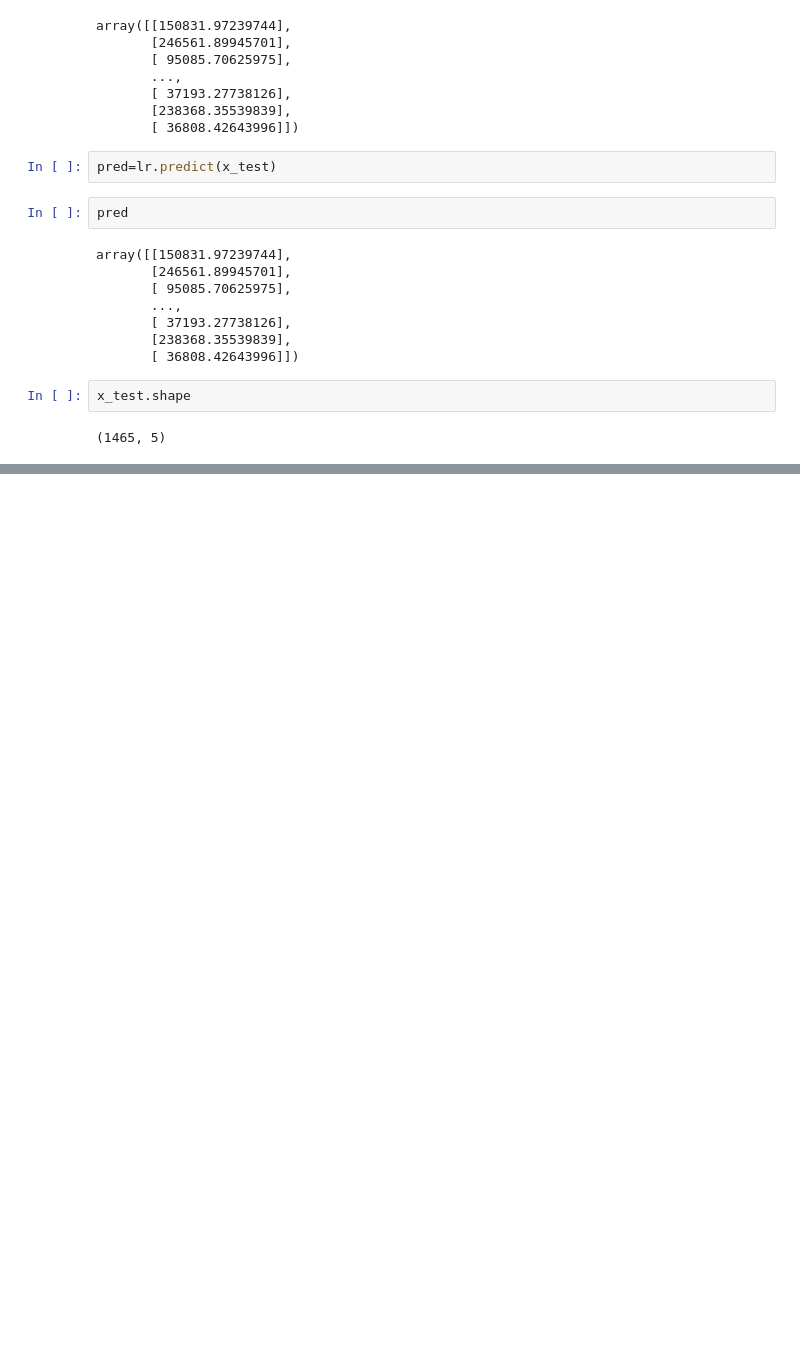
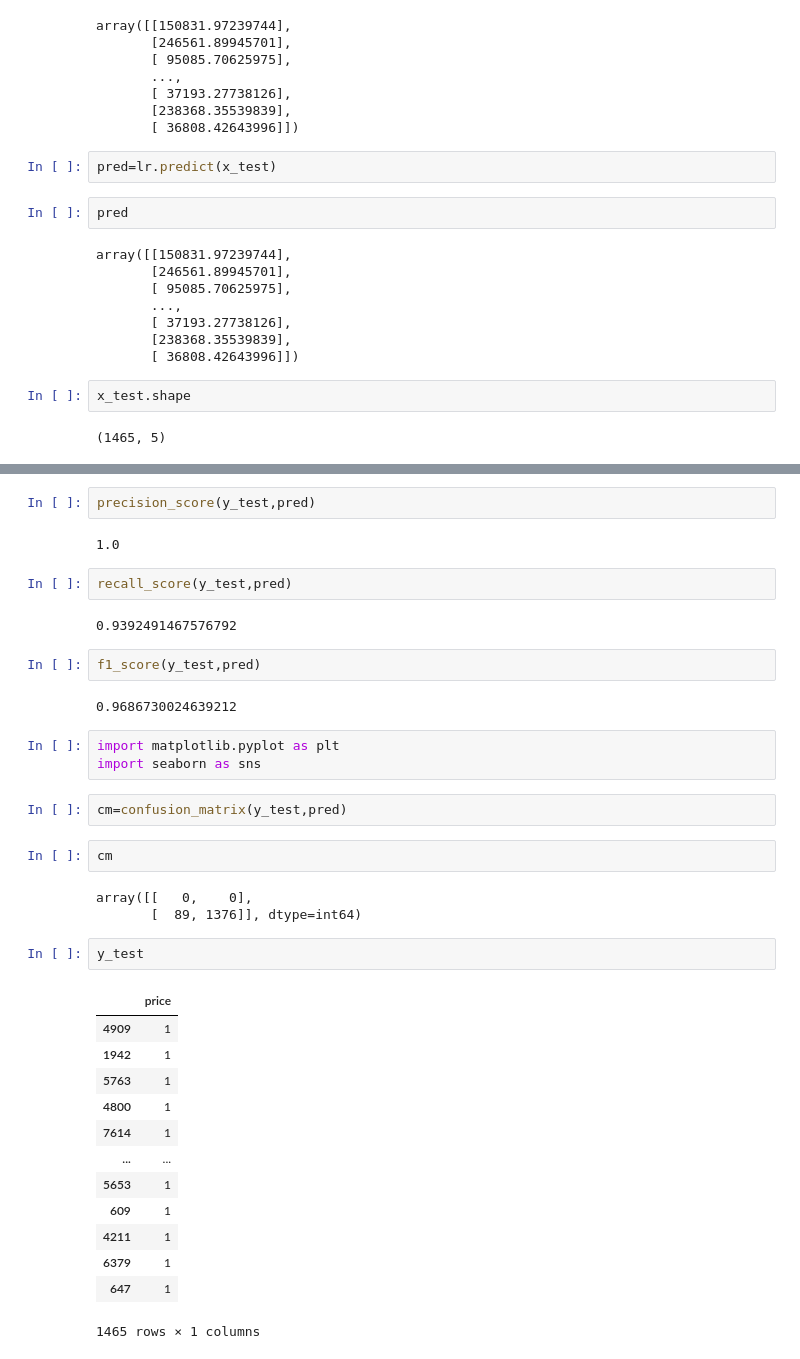
Before and after one commit to Chickhu/arya-college-crt, a Jupyter notebook: basic.ipynb, the cells around one changed output, grey strips where cells are left out. Cells and saved outputs as stored; diff of their text form; blank space fills up the shorter version.

```diff
--- a/basic.ipynb
+++ b/basic.ipynb
@@ -631,0 +760,38 @@ y_test
+# %%
+precision_score(y_test,pred)
+# %% [output]
+1.0
+# %%
+recall_score(y_test,pred)
+# %% [output]
+0.9392491467576792
+# %%
+f1_score(y_test,pred)
+# %% [output]
+0.9686730024639212
+# %%
+import matplotlib.pyplot as plt
+import seaborn as sns
+# %%
+cm=confusion_matrix(y_test,pred)
+# %%
+cm
+# %% [output]
+array([[   0,    0],
+       [  89, 1376]], dtype=int64)
+# %%
+y_test
+# %% [output]
+|  | price |
+| 4909 | 1 |
+| 1942 | 1 |
+| 5763 | 1 |
+| 4800 | 1 |
+| 7614 | 1 |
+| ... | ... |
+| 5653 | 1 |
+| 609 | 1 |
+| 4211 | 1 |
+| 6379 | 1 |
+| 647 | 1 |
+1465 rows × 1 columns
```
Also changed, not shown: parts of 25 cells of this notebook.
